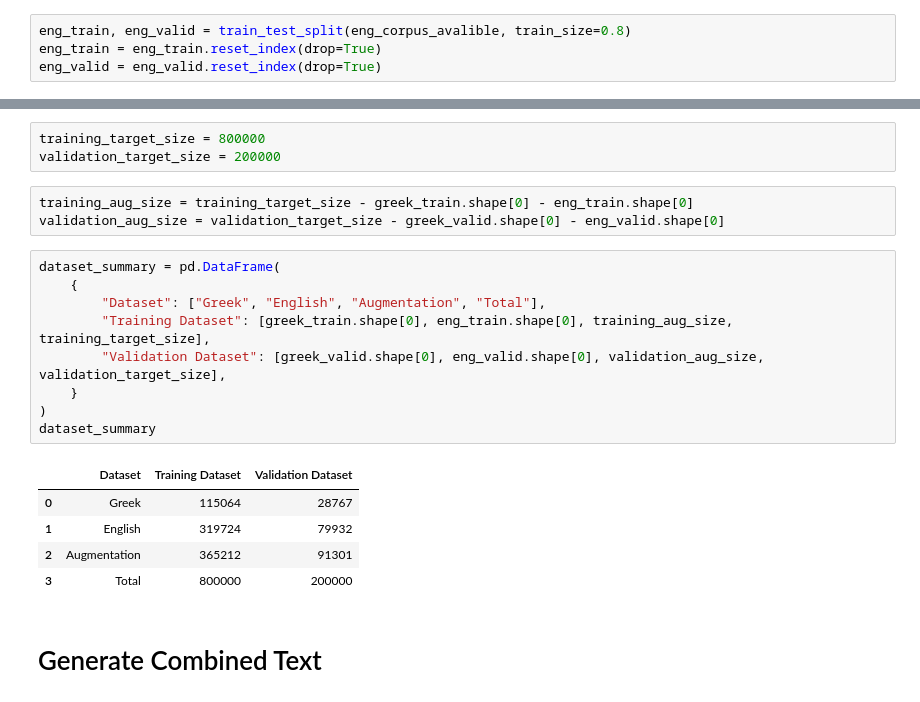
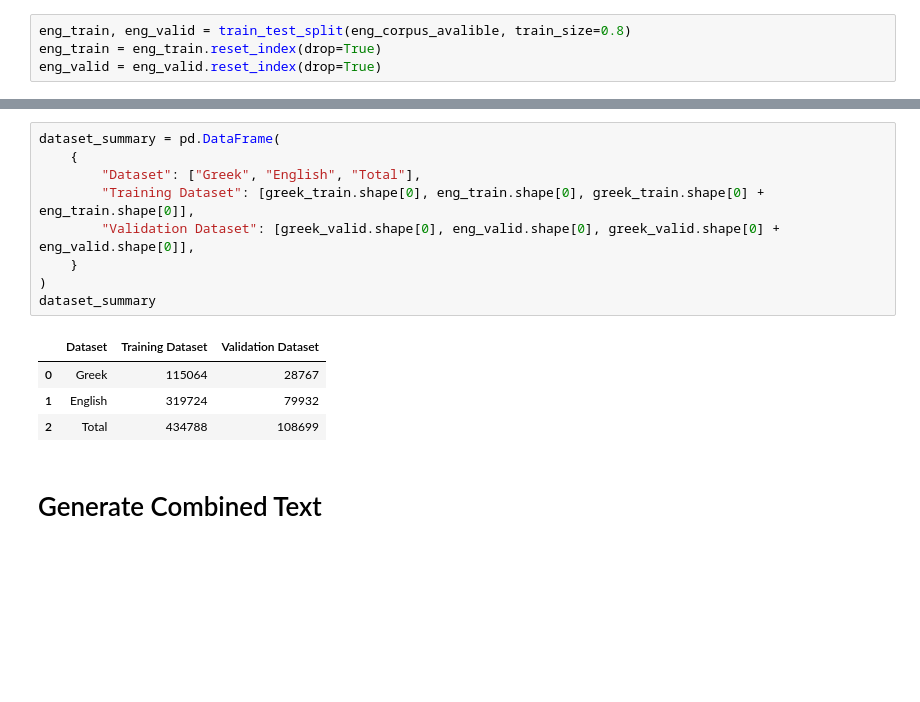
Before and after one commit to jaihuayen/Color_OCR_image_generator, a Jupyter notebook: corpus_generator/Generate_Dataset.ipynb, the cells around one changed output, grey strips where cells are left out. Saved outputs shown, nothing was run; the diff lists cells and outputs as text; blank space fills up the shorter version.

```diff
--- a/corpus_generator/Generate_Dataset.ipynb
+++ b/corpus_generator/Generate_Dataset.ipynb
@@ -229,26 +250,19 @@ eng_train, eng_valid
 
  [79932 rows x 1 columns])
-# %%
-training_target_size = 800000
-validation_target_size = 200000
-# %%
-training_aug_size = training_target_size - greek_train.shape[0] - eng_train.shape[0]
-validation_aug_size = validation_target_size - greek_valid.shape[0] - eng_valid.shape[0]
 # %%
 dataset_summary = pd.DataFrame(
     {
-        "Dataset": ["Greek", "English", "Augmentation", "Total"],
-        "Training Dataset": [greek_train.shape[0], eng_train.shape[0], training_aug_size, training_target_size],
-        "Validation Dataset": [greek_valid.shape[0], eng_valid.shape[0], validation_aug_size, validation_target_size],
+        "Dataset": ["Greek", "English", "Total"],
+        "Training Dataset": [greek_train.shape[0], eng_train.shape[0], greek_train.shape[0] + eng_train.shape[0]],
+        "Validation Dataset": [greek_valid.shape[0], eng_valid.shape[0], greek_valid.shape[0] + eng_valid.shape[0]],
     }
 )
 dataset_summary
 # %% [output]
 |  | Dataset | Training Dataset | Validation Dataset |
 | 0 | Greek | 115064 | 28767 |
 | 1 | English | 319724 | 79932 |
-| 2 | Augmentation | 365212 | 91301 |
-| 3 | Total | 800000 | 200000 |
+| 2 | Total | 434788 | 108699 |
 # %% [markdown]
 # Generate Combined Text
 # %%
```
Also changed, not shown: parts of 10 cells of this notebook, 5 other files.
